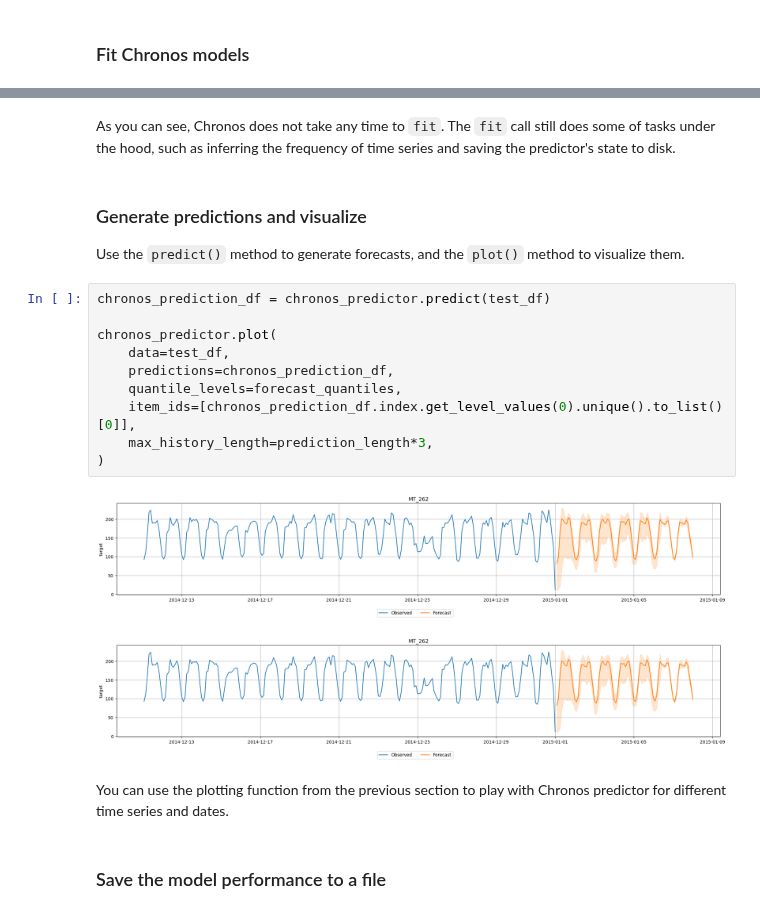
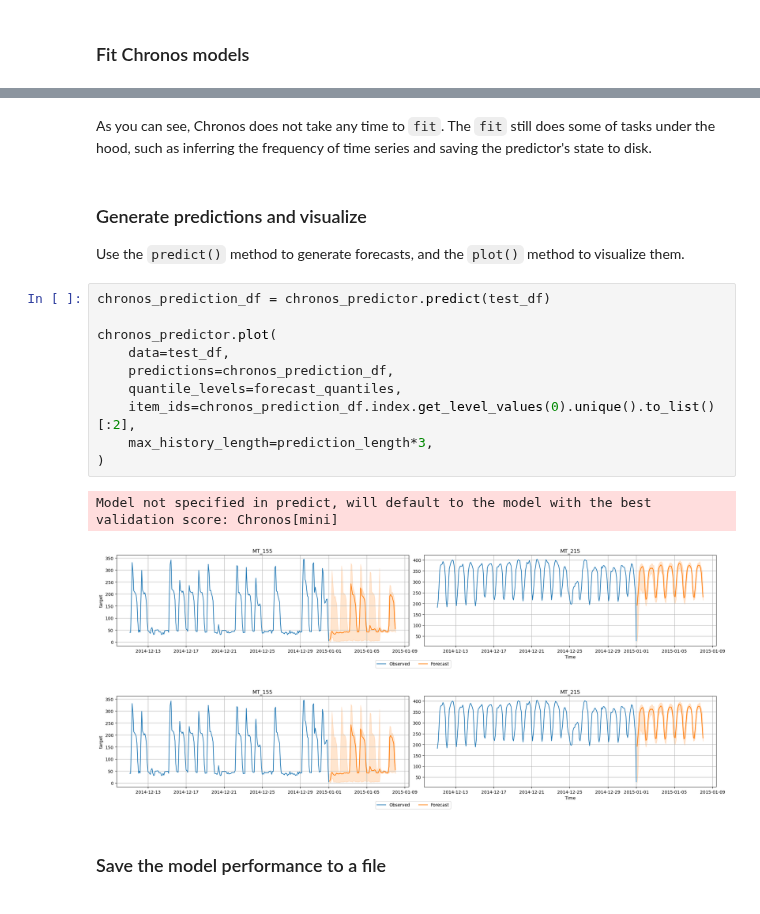
Before and after one commit to aws-samples/modern-time-series-forecasting-on-aws, a Jupyter notebook: notebooks/lab5_autogluon.ipynb, the cells around one changed output, grey strips where cells are left out. Drawn from its saved outputs; the diff is of its cells as text.

```diff
--- a/notebooks/lab5_autogluon.ipynb
+++ b/notebooks/lab5_autogluon.ipynb
@@ -787,5 +812,5 @@ chronos_predictor.leaderboard()
 # %% [markdown]
-As you can see, Chronos does not take any time to `fit`. The `fit` call still does some of tasks under the hood, such as inferring the frequency of time series and saving the predictor's state to disk.
+As you can see, Chronos does not take any time to `fit`. The `fit` still does some of tasks under the hood, such as inferring the frequency of time series and saving the predictor's state to disk.
 # %% [markdown]
 ### Generate predictions and visualize
 
@@ -793,18 +818,17 @@ Use the `predict()` method to generate forecasts, and the `plot()` method to vis
 # %%
 chronos_prediction_df = chronos_predictor.predict(test_df)
 
 chronos_predictor.plot(
     data=test_df,
     predictions=chronos_prediction_df,
     quantile_levels=forecast_quantiles,
-    item_ids=[chronos_prediction_df.index.get_level_values(0).unique().to_list()[0]],
+    item_ids=chronos_prediction_df.index.get_level_values(0).unique().to_list()[:2],
     max_history_length=prediction_length*3,
 )
 # %% [output]
+Model not specified in predict, will default to the model with the best validation score: Chronos[mini]
-[figure, old version]
+[figure, new version]
-[figure, old version]
+[figure, new version]
-# %% [markdown]
-You can use the plotting function from the previous section to play with Chronos predictor for different time series and dates.
 # %% [markdown]
 ### Save the model performance to a file
 # %%
```
Also changed, not shown: parts of 35 cells of this notebook, 10 other files.
